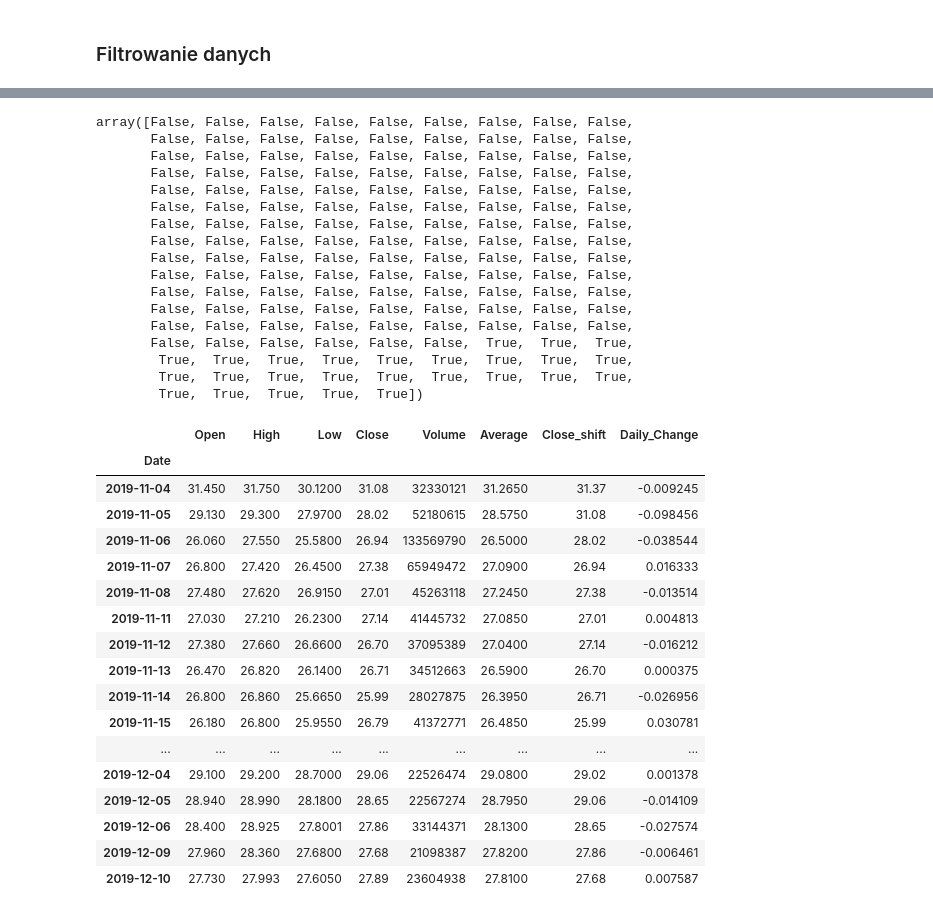
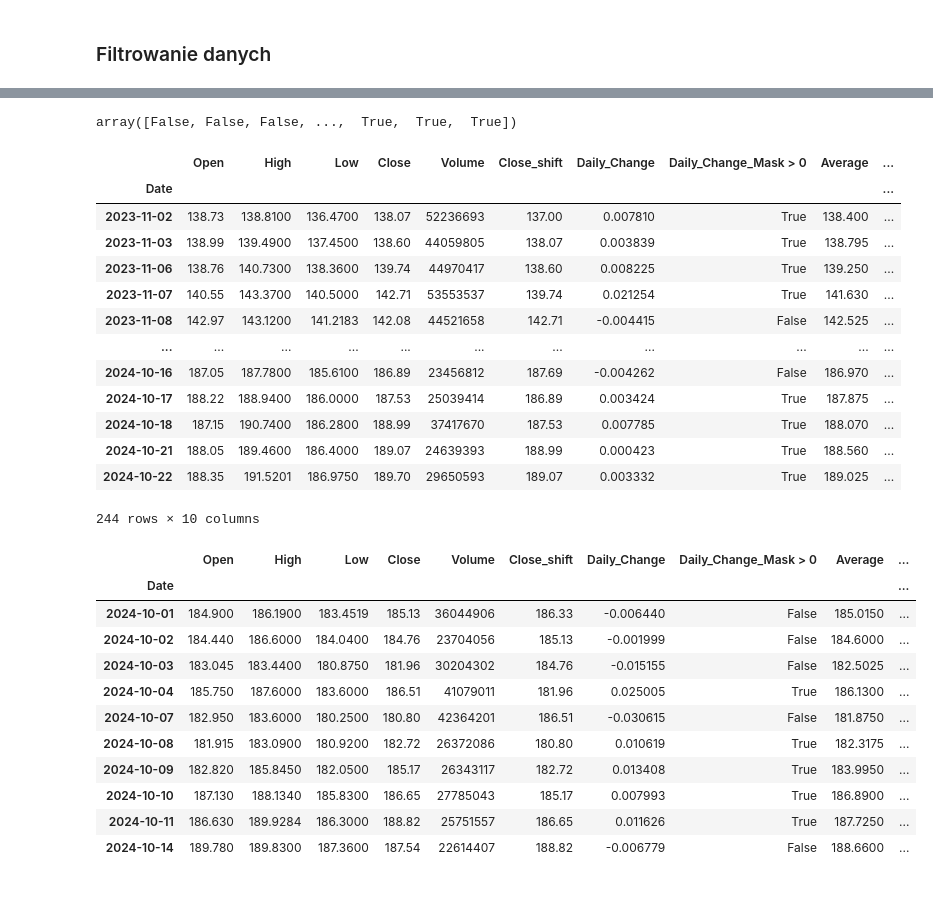
Before and after one commit to sebekpro/python-ds, a Jupyter notebook: 02_analiza_danych/02_dane_gieldowe.ipynb, the cells around one changed output, grey strips where cells are left out. Drawn from its saved outputs; the diff is of its cells as text; code cells hidden in the pictures.

```diff
--- a/02_analiza_danych/02_dane_gieldowe.ipynb
+++ b/02_analiza_danych/02_dane_gieldowe.ipynb
@@ -455,4 +462,6 @@ df.head(3)
 # %%
 df['Average'] = (df.Open + df.Close) / 2.0
 df.head()
+df['Summarize'] = (df.Open + df.High + df.Low + df.Close)
+df.head()
 # %% [output]
@@ -550,0 +560,3 @@ df
+# %%
+df['Daily_Change_Mask > 0'] = df.Daily_Change > 0
+df.head()
@@ -625,42 +652,37 @@ df[df.Close == df.Low]
+# %%
+df.index > '2024-01-01'
+# %% [output]
+array([False, False, False, ...,  True,  True,  True])
 # %%
-df.index > '2019-11-01'
+df[df.index > '2023-11-01']
 # %% [output]
+|  | Open | High | Low | Close | Volume | Close_shift | Daily_Change | Daily_Change_Mask > 0 | Average | ... |
+| Date |  |  |  |  |  |  |  |  |  | ... |
+| 2023-11-02 | 138.73 | 138.8100 | 136.4700 | 138.07 | 52236693 | 137.00 | 0.007810 | True | 138.400 | ... |
+| 2023-11-03 | 138.99 | 139.4900 | 137.4500 | 138.60 | 44059805 | 138.07 | 0.003839 | True | 138.795 | ... |
+| 2023-11-06 | 138.76 | 140.7300 | 138.3600 | 139.74 | 44970417 | 138.60 | 0.008225 | True | 139.250 | ... |
+| 2023-11-07 | 140.55 | 143.3700 | 140.5000 | 142.71 | 53553537 | 139.74 | 0.021254 | True | 141.630 | ... |
+| 2023-11-08 | 142.97 | 143.1200 | 141.2183 | 142.08 | 44521658 | 142.71 | -0.004415 | False | 142.525 | ... |
+| ... | ... | ... | ... | ... | ... | ... | ... | ... | ... | ... |
+| 2024-10-16 | 187.05 | 187.7800 | 185.6100 | 186.89 | 23456812 | 187.69 | -0.004262 | False | 186.970 | ... |
+| 2024-10-17 | 188.22 | 188.9400 | 186.0000 | 187.53 | 25039414 | 186.89 | 0.003424 | True | 187.875 | ... |
+| 2024-10-18 | 187.15 | 190.7400 | 186.2800 | 188.99 | 37417670 | 187.53 | 0.007785 | True | 188.070 | ... |
+| 2024-10-21 | 188.05 | 189.4600 | 186.4000 | 189.07 | 24639393 | 188.99 | 0.000423 | True | 188.560 | ... |
+| 2024-10-22 | 188.35 | 191.5201 | 186.9750 | 189.70 | 29650593 | 189.07 | 0.003332 | True | 189.025 | ... |
-array([False, False, False, False, False, False, False, False, False,
-       False, False, False, False, False, False, False, False, False,
-       False, False, False, False, False, False, False, False, False,
-       False, False, False, False, False, False, False, False, False,
-       False, False, False, False, False, False, False, False, False,
-       False, False, False, False, False, False, False, False, False,
-       False, False, False, False, False, False, False, False, False,
-       False, False, False, False, False, False, False, False, False,
-       False, False, False, False, False, False, False, False, False,
-       False, False, False, False, False, False, False, False, False,
-       False, False, False, False, False, False, False, False, False,
-       False, False, False, False, False, False, False, False, False,
-       False, False, False, False, False, False, False, False, False,
-       False, False, False, False, False, False,  True,  True,  True,
-        True,  True,  True,  True,  True,  True,  True,  True,  True,
-        True,  True,  True,  True,  True,  True,  True,  True,  True,
-        True,  True,  True,  True,  True])
+244 rows × 10 columns
 # %%
-df[df.index > '2019-11-01']
+df[(df.index >= '2024-10-01') & (df.index < '2024-10-15')]
 # %% [output]
-|  | Open | High | Low | Close | Volume | Average | Close_shift | Daily_Change |
-| Date |  |  |  |  |  |  |  |  |
-| 2019-11-04 | 31.450 | 31.750 | 30.1200 | 31.08 | 32330121 | 31.2650 | 31.37 | -0.009245 |
-| 2019-11-05 | 29.130 | 29.300 | 27.9700 | 28.02 | 52180615 | 28.5750 | 31.08 | -0.098456 |
-| 2019-11-06 | 26.060 | 27.550 | 25.5800 | 26.94 | 133569790 | 26.5000 | 28.02 | -0.038544 |
-| 2019-11-07 | 26.800 | 27.420 | 26.4500 | 27.38 | 65949472 | 27.0900 | 26.94 | 0.016333 |
-| 2019-11-08 | 27.480 | 27.620 | 26.9150 | 27.01 | 45263118 | 27.2450 | 27.38 | -0.013514 |
-| 2019-11-11 | 27.030 | 27.210 | 26.2300 | 27.14 | 41445732 | 27.0850 | 27.01 | 0.004813 |
-| 2019-11-12 | 27.380 | 27.660 | 26.6600 | 26.70 | 37095389 | 27.0400 | 27.14 | -0.016212 |
-| 2019-11-13 | 26.470 | 26.820 | 26.1400 | 26.71 | 34512663 | 26.5900 | 26.70 | 0.000375 |
-| 2019-11-14 | 26.800 | 26.860 | 25.6650 | 25.99 | 28027875 | 26.3950 | 26.71 | -0.026956 |
-| 2019-11-15 | 26.180 | 26.800 | 25.9550 | 26.79 | 41372771 | 26.4850 | 25.99 | 0.030781 |
-| ... | ... | ... | ... | ... | ... | ... | ... | ... |
-| 2019-12-04 | 29.100 | 29.200 | 28.7000 | 29.06 | 22526474 | 29.0800 | 29.02 | 0.001378 |
-| 2019-12-05 | 28.940 | 28.990 | 28.1800 | 28.65 | 22567274 | 28.7950 | 29.06 | -0.014109 |
-| 2019-12-06 | 28.400 | 28.925 | 27.8001 | 27.86 | 33144371 | 28.1300 | 28.65 | -0.027574 |
-| 2019-12-09 | 27.960 | 28.360 | 27.6800 | 27.68 | 21098387 | 27.8200 | 27.86 | -0.006461 |
-| 2019-12-10 | 27.730 | 27.993 | 27.6050 | 27.89 | 23604938 | 27.8100 | 27.68 | 0.007587 |
+|  | Open | High | Low | Close | Volume | Close_shift | Daily_Change | Daily_Change_Mask > 0 | Average | ... |
+| Date |  |  |  |  |  |  |  |  |  | ... |
+| 2024-10-01 | 184.900 | 186.1900 | 183.4519 | 185.13 | 36044906 | 186.33 | -0.006440 | False | 185.0150 | ... |
+| 2024-10-02 | 184.440 | 186.6000 | 184.0400 | 184.76 | 23704056 | 185.13 | -0.001999 | False | 184.6000 | ... |
+| 2024-10-03 | 183.045 | 183.4400 | 180.8750 | 181.96 | 30204302 | 184.76 | -0.015155 | False | 182.5025 | ... |
+| 2024-10-04 | 185.750 | 187.6000 | 183.6000 | 186.51 | 41079011 | 181.96 | 0.025005 | True | 186.1300 | ... |
+| 2024-10-07 | 182.950 | 183.6000 | 180.2500 | 180.80 | 42364201 | 186.51 | -0.030615 | False | 181.8750 | ... |
+| 2024-10-08 | 181.915 | 183.0900 | 180.9200 | 182.72 | 26372086 | 180.80 | 0.010619 | True | 182.3175 | ... |
+| 2024-10-09 | 182.820 | 185.8450 | 182.0500 | 185.17 | 26343117 | 182.72 | 0.013408 | True | 183.9950 | ... |
+| 2024-10-10 | 187.130 | 188.1340 | 185.8300 | 186.65 | 27785043 | 185.17 | 0.007993 | True | 186.8900 | ... |
+| 2024-10-11 | 186.630 | 189.9284 | 186.3000 | 188.82 | 25751557 | 186.65 | 0.011626 | True | 187.7250 | ... |
+| 2024-10-14 | 189.780 | 189.8300 | 187.3600 | 187.54 | 22614407 | 188.82 | -0.006779 | False | 188.6600 | ... |
 # %%
```
Also changed, not shown: parts of 54 cells of this notebook.
